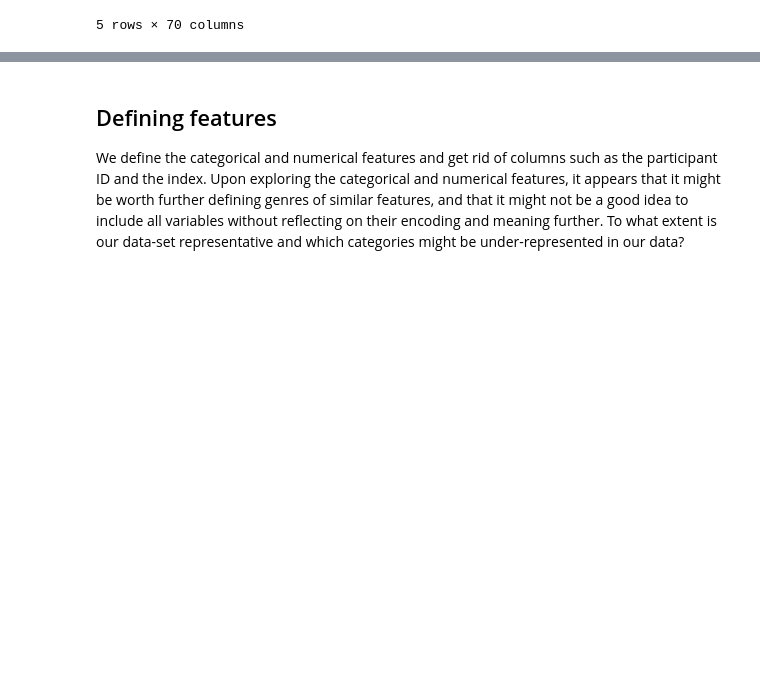
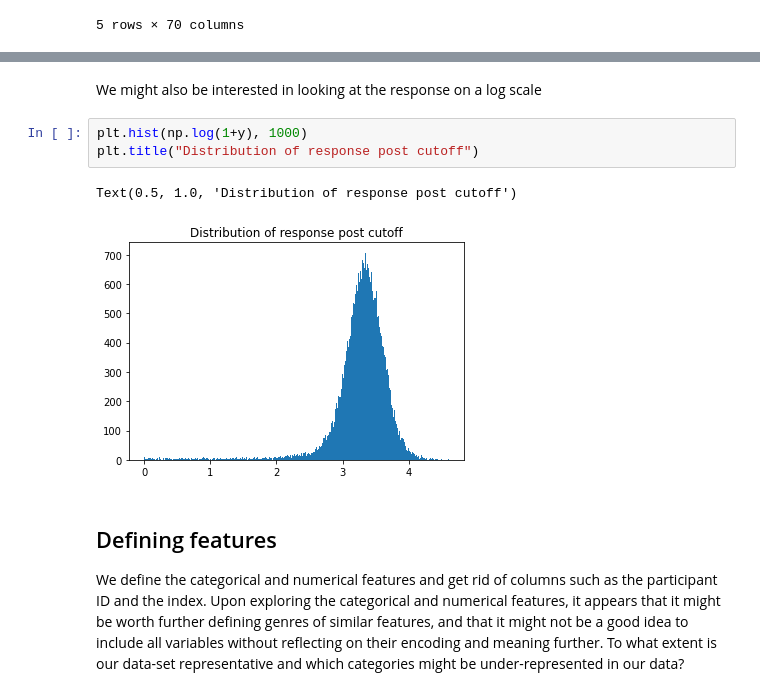
Before and after one commit to abramschon/accel, a Jupyter notebook: notebooks/exploratory_data_analysis.ipynb, the cells around one changed output, grey strips where cells are left out. Saved outputs shown, nothing was run; the diff lists cells and outputs as text; blank space fills up the shorter version.

```diff
--- a/notebooks/exploratory_data_analysis.ipynb
+++ b/notebooks/exploratory_data_analysis.ipynb
@@ -34,3 +55,11 @@ raw_data.head()
+# %% [markdown]
+We might also be interested in looking at the response on a log scale
+# %%
+plt.hist(np.log(1+y), 1000)
+plt.title("Distribution of response post cutoff")
+# %% [output]
+Text(0.5, 1.0, 'Distribution of response post cutoff')
+[figure, added]
 # %% [markdown]
 ## Defining features
 We define the categorical and numerical features and get rid of columns such as the participant ID and the index. Upon exploring the categorical and numerical features, it appears that it might be worth further defining genres of similar features, and that it might not be a good idea to include all variables without reflecting on their encoding and meaning further. To what extent is our data-set representative and which categories might be under-represented in our data?
```
Also changed, not shown: parts of 27 cells of this notebook, 1 other file.
